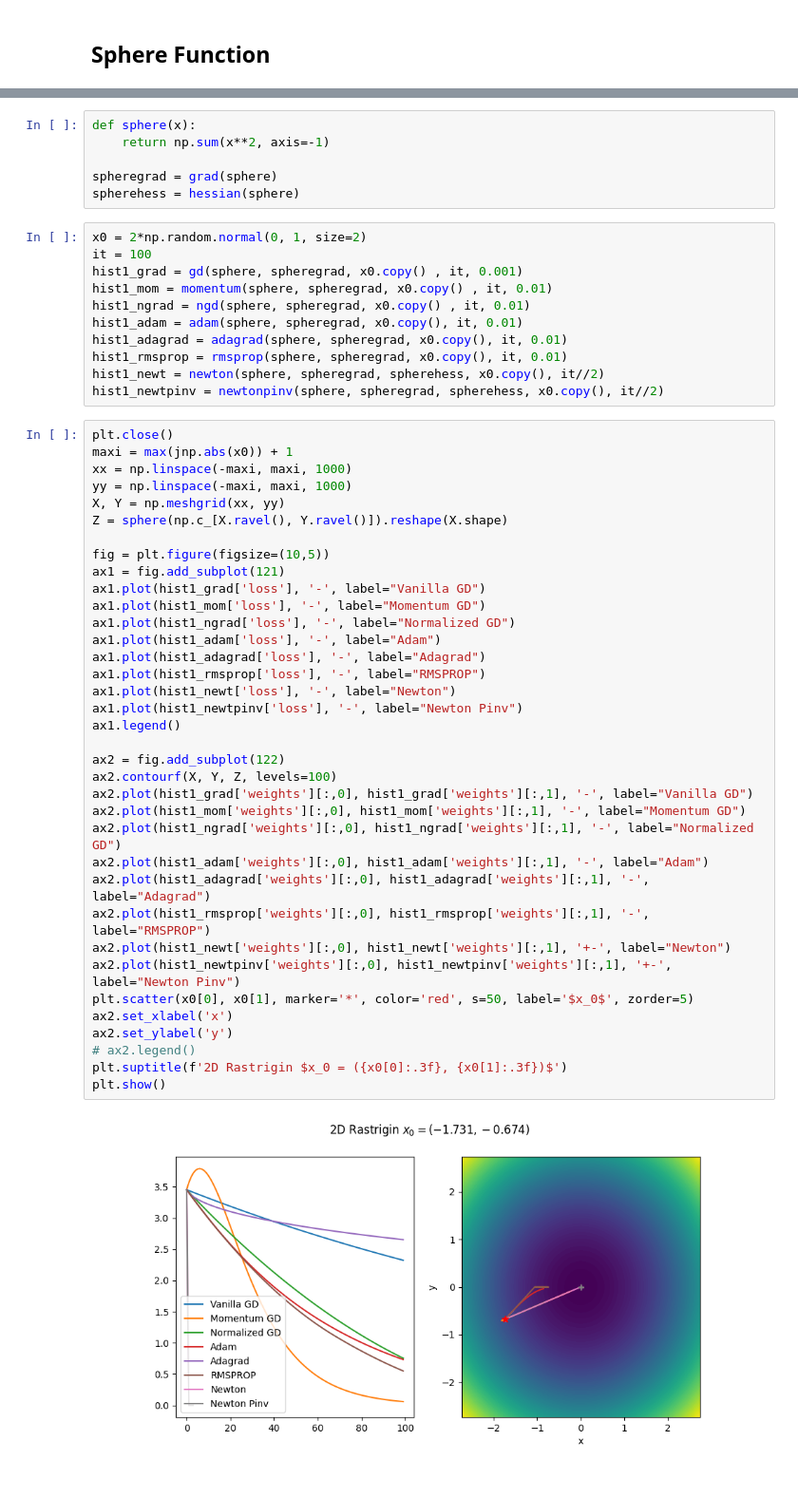
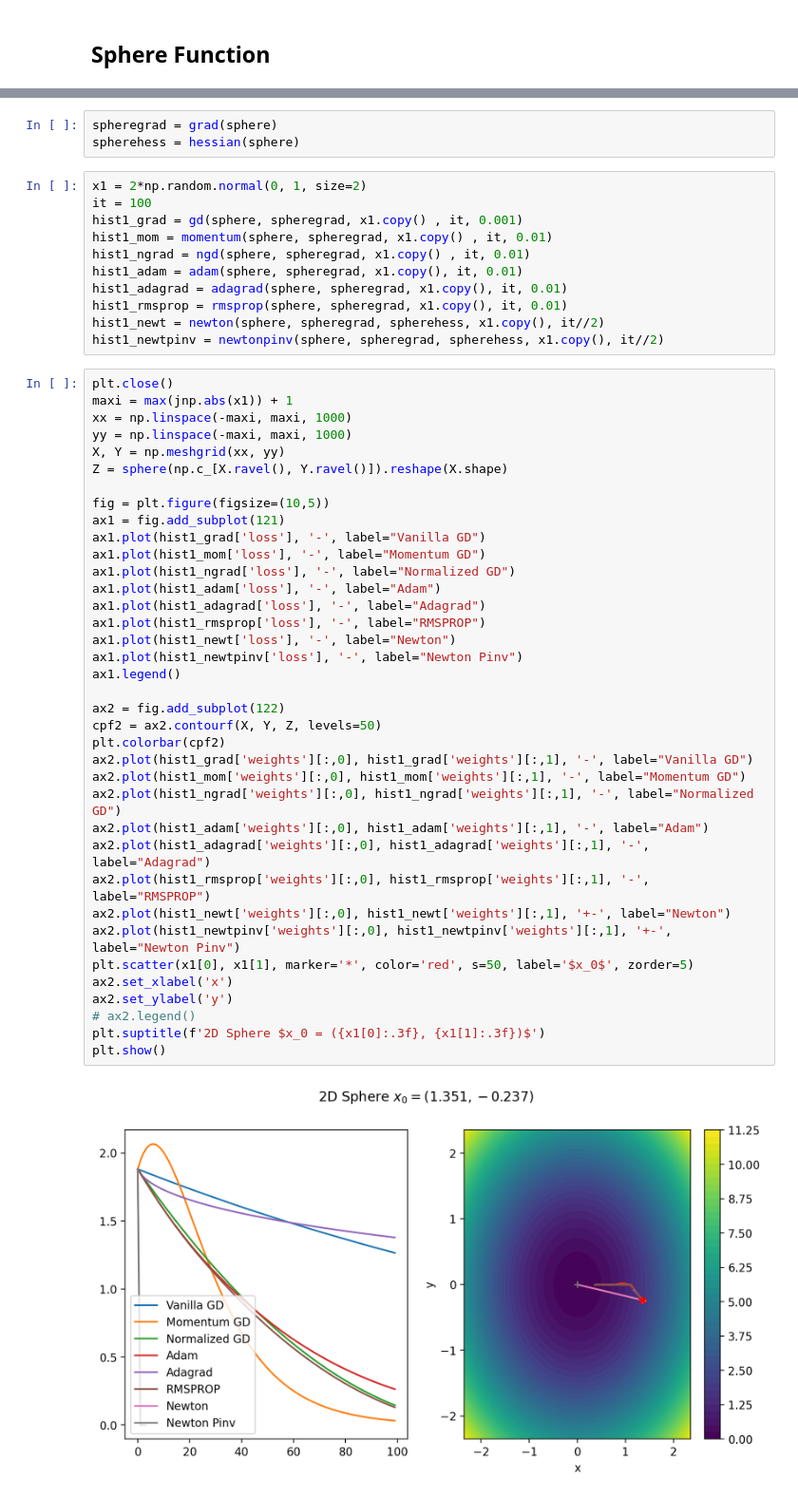
Before and after one commit to Fahazavana/Optimization, a Jupyter notebook: examples.ipynb, the cells around one changed output, grey strips where cells are left out. Shown at 95% size. Drawn from its saved outputs; the diff is of its cells as text.

```diff
--- a/examples.ipynb
+++ b/examples.ipynb
@@ -122,55 +149,53 @@ plt.show()
 # %%
-def sphere(x):
-    return np.sum(x**2, axis=-1)
-
 spheregrad = grad(sphere)
 spherehess = hessian(sphere)
 # %%
-x0 = 2*np.random.normal(0, 1, size=2)
+x1 = 2*np.random.normal(0, 1, size=2)
 it = 100
-hist1_grad = gd(sphere, spheregrad, x0.copy() , it, 0.001)
-hist1_mom = momentum(sphere, spheregrad, x0.copy() , it, 0.01)
-hist1_ngrad = ngd(sphere, spheregrad, x0.copy() , it, 0.01)
-hist1_adam = adam(sphere, spheregrad, x0.copy(), it, 0.01)
-hist1_adagrad = adagrad(sphere, spheregrad, x0.copy(), it, 0.01)
-hist1_rmsprop = rmsprop(sphere, spheregrad, x0.copy(), it, 0.01)
-hist1_newt = newton(sphere, spheregrad, spherehess, x0.copy(), it//2)
-hist1_newtpinv = newtonpinv(sphere, spheregrad, spherehess, x0.copy(), it//2)
+hist1_grad = gd(sphere, spheregrad, x1.copy() , it, 0.001)
+hist1_mom = momentum(sphere, spheregrad, x1.copy() , it, 0.01)
+hist1_ngrad = ngd(sphere, spheregrad, x1.copy() , it, 0.01)
+hist1_adam = adam(sphere, spheregrad, x1.copy(), it, 0.01)
+hist1_adagrad = adagrad(sphere, spheregrad, x1.copy(), it, 0.01)
+hist1_rmsprop = rmsprop(sphere, spheregrad, x1.copy(), it, 0.01)
+hist1_newt = newton(sphere, spheregrad, spherehess, x1.copy(), it//2)
+hist1_newtpinv = newtonpinv(sphere, spheregrad, spherehess, x1.copy(), it//2)
 # %%
 plt.close()
-maxi = max(jnp.abs(x0)) + 1
+maxi = max(jnp.abs(x1)) + 1
 xx = np.linspace(-maxi, maxi, 1000)
 yy = np.linspace(-maxi, maxi, 1000)
 X, Y = np.meshgrid(xx, yy)
 Z = sphere(np.c_[X.ravel(), Y.ravel()]).reshape(X.shape)
 
 fig = plt.figure(figsize=(10,5))
 ax1 = fig.add_subplot(121)
 ax1.plot(hist1_grad['loss'], '-', label="Vanilla GD")
 ax1.plot(hist1_mom['loss'], '-', label="Momentum GD")
 ax1.plot(hist1_ngrad['loss'], '-', label="Normalized GD")
 ax1.plot(hist1_adam['loss'], '-', label="Adam")
 ax1.plot(hist1_adagrad['loss'], '-', label="Adagrad")
 ax1.plot(hist1_rmsprop['loss'], '-', label="RMSPROP")
 ax1.plot(hist1_newt['loss'], '-', label="Newton")
 ax1.plot(hist1_newtpinv['loss'], '-', label="Newton Pinv")
 ax1.legend()
 
 ax2 = fig.add_subplot(122)
-ax2.contourf(X, Y, Z, levels=100)
+cpf2 = ax2.contourf(X, Y, Z, levels=50)
+plt.colorbar(cpf2)
 ax2.plot(hist1_grad['weights'][:,0], hist1_grad['weights'][:,1], '-', label="Vanilla GD")
 ax2.plot(hist1_mom['weights'][:,0], hist1_mom['weights'][:,1], '-', label="Momentum GD")
 ax2.plot(hist1_ngrad['weights'][:,0], hist1_ngrad['weights'][:,1], '-', label="Normalized GD")
 ax2.plot(hist1_adam['weights'][:,0], hist1_adam['weights'][:,1], '-', label="Adam")
 ax2.plot(hist1_adagrad['weights'][:,0], hist1_adagrad['weights'][:,1], '-', label="Adagrad")
 ax2.plot(hist1_rmsprop['weights'][:,0], hist1_rmsprop['weights'][:,1], '-', label="RMSPROP")
 ax2.plot(hist1_newt['weights'][:,0], hist1_newt['weights'][:,1], '+-', label="Newton")
 ax2.plot(hist1_newtpinv['weights'][:,0], hist1_newtpinv['weights'][:,1], '+-',  label="Newton Pinv")
-plt.scatter(x0[0], x0[1], marker='*', color='red', s=50, label='$x_0$', zorder=5)
+plt.scatter(x1[0], x1[1], marker='*', color='red', s=50, label='$x_0$', zorder=5)
 ax2.set_xlabel('x')
 ax2.set_ylabel('y')
 # ax2.legend()
-plt.suptitle(f'2D Rastrigin $x_0 = ({x0[0]:.3f}, {x0[1]:.3f})$')
+plt.suptitle(f'2D Sphere $x_0 = ({x1[0]:.3f}, {x1[1]:.3f})$')
 plt.show()
 # %% [output]
-[figure, old version]
+[figure, new version]
```
Also changed, not shown: parts of 10 cells of this notebook, 1 other file.
